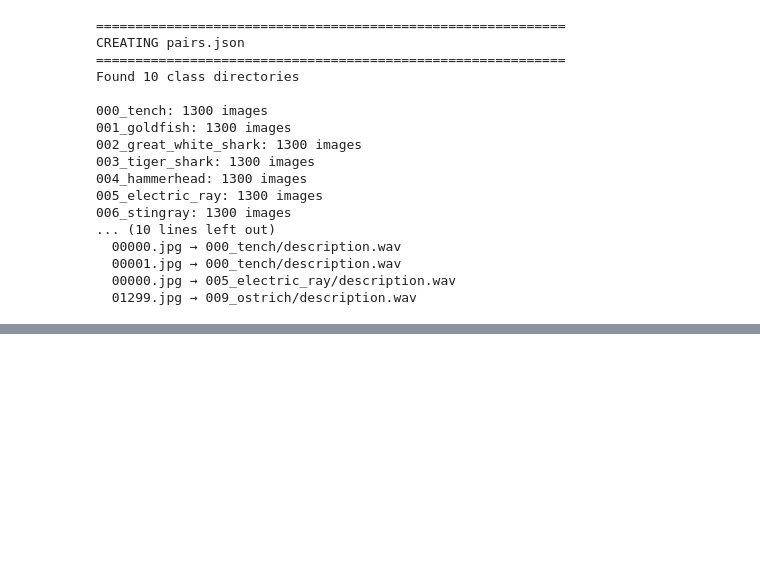
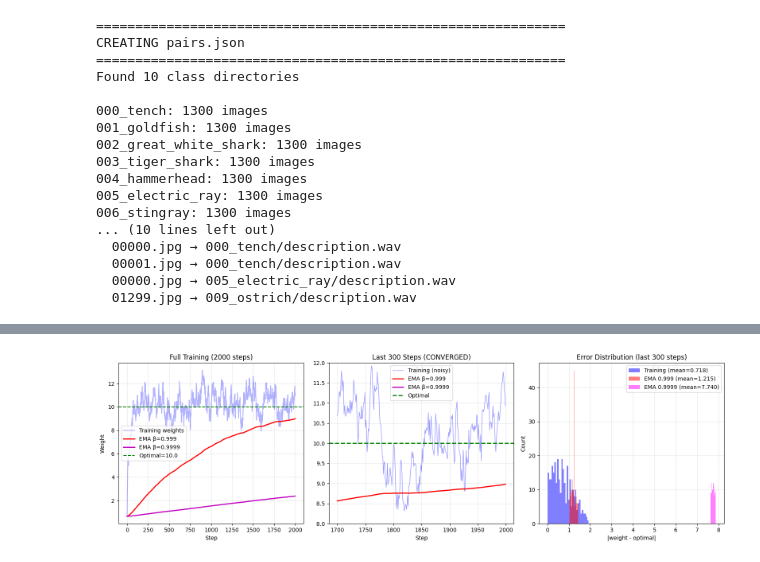
Before and after one commit to vladimiralbrekhtccr/i2m, a Jupyter notebook: to_revise/process_data.ipynb, the cells around one changed output, grey strips where cells are left out. Cells and saved outputs as stored; diff of their text form; code cells hidden in the pictures; blank space fills up the shorter version.

```diff
--- a/to_revise/process_data.ipynb
+++ b/to_revise/process_data.ipynb
@@ -531,0 +1065,89 @@ sf.write("/scratch/vladimir_albrekht/projects/i2m/large_files/ILSVRC_images_10_c
+# %%
+import numpy as np
+import matplotlib.pyplot as plt
+
+np.random.seed(42)
+steps = 2000  # Больше шагов чтобы EMA догнал
+
+# Модель сходится к optimal=10
+optimal = 10.0
+weights = []
+w = 0.0
+
+for step in range(steps):
+    # Постепенно приближаемся к оптимуму + шум
+    distance = optimal - w
+    gradient = distance * 0.05 + np.random.randn() * 0.3
+    w = w + gradient
+    weights.append(w)
+
+weights = np.array(weights)
+
+# EMA с разными beta
+def compute_ema(values, beta):
+    ema = [values[0]]
+    for v in values[1:]:
+        ema.append(beta * ema[-1] + (1 - beta) * v)
+    return np.array(ema)
+
+ema_999 = compute_ema(weights, beta=0.999)
+ema_9999 = compute_ema(weights, beta=0.9999)
+
+# ============================================================
+# ВИЗУАЛИЗАЦИЯ
+# ============================================================
+fig, axes = plt.subplots(1, 3, figsize=(16, 5))
+
+# 1. Полный training
+axes[0].plot(weights, 'b-', alpha=0.3, label='Training weights')
+axes[0].plot(ema_999, 'r-', linewidth=2, label='EMA β=0.999')
+axes[0].plot(ema_9999, 'm-', linewidth=2, label='EMA β=0.9999')
+axes[0].axhline(y=optimal, color='g', linestyle='--', label=f'Optimal={optimal}')
+axes[0].set_title('Full Training (2000 steps)')
+axes[0].set_xlabel('Step')
+axes[0].set_ylabel('Weight')
+axes[0].legend()
+axes[0].grid(True, alpha=0.3)
+
+# 2. Последние 300 шагов - ТУТ ВИДНО РАЗНИЦУ!
+last_n = 300
+x_range = range(steps - last_n, steps)
+axes[1].plot(x_range, weights[-last_n:], 'b-', alpha=0.4, linewidth=1, label='Training (noisy)')
+axes[1].plot(x_range, ema_999[-last_n:], 'r-', linewidth=2, label='EMA β=0.999')
+axes[1].plot(x_range, ema_9999[-last_n:], 'm-', linewidth=2, label='EMA β=0.9999')
+axes[1].axhline(y=optimal, color='g', linestyle='--', linewidth=2, label='Optimal')
+axes[1].set_title(f'Last {last_n} Steps (CONVERGED)')
+axes[1].set_xlabel('Step')
+axes[1].legend()
+axes[1].grid(True, alpha=0.3)
+axes[1].set_ylim([8, 12])  # Zoom in
+
+# 3. Гистограмма ошибок за последние 300 шагов
+errors_training = np.abs(weights[-last_n:] - optimal)
+errors_ema_999 = np.abs(ema_999[-last_n:] - optimal)
+errors_ema_9999 = np.abs(ema_9999[-last_n:] - optimal)
+
+axes[2].hist(errors_training, bins=30, alpha=0.5, label=f'Training (mean={errors_training.mean():.3f})', color='blue')
+axes[2].hist(errors_ema_999, bins=30, alpha=0.5, label=f'EMA 0.999 (mean={errors_ema_999.mean():.3f})', color='red')
+axes[2].hist(errors_ema_9999, bins=30, alpha=0.5, label=f'EMA 0.9999 (mean={errors_ema_9999.mean():.3f})', color='magenta')
+axes[2].set_title('Error Distribution (last 300 steps)')
+axes[2].set_xlabel('|weight - optimal|')
+axes[2].set_ylabel('Count')
+axes[2].legend()
+axes[2].grid(True, alpha=0.3)
+
+plt.tight_layout()
+plt.show()
+
+# Статистика
+print("\n" + "=" * 60)
+print("ПОСЛЕДНИЕ 300 ШАГОВ (после сходимости):")
+print("=" * 60)
+print(f"Training:    mean={weights[-last_n:].mean():.3f}, std={weights[-last_n:].std():.3f}, avg_error={errors_training.mean():.3f}")
+print(f"EMA β=0.999: mean={ema_999[-last_n:].mean():.3f}, std={ema_999[-last_n:].std():.3f}, avg_error={errors_ema_999.mean():.3f}")
+print(f"EMA β=0.9999:mean={ema_9999[-last_n:].mean():.3f}, std={ema_9999[-last_n:].std():.3f}, avg_error={errors_ema_9999.mean():.3f}")
+print(f"\nOptimal = {optimal}")
+print("=" * 60)
+print(f"\n✓ EMA β=0.999 уменьшил среднюю ошибку в {errors_training.mean()/errors_ema_999.mean():.1f}x раз!")
+# %% [output]
+[figure, added]
```
Also changed, not shown: parts of 7 cells of this notebook, 32 other files.
